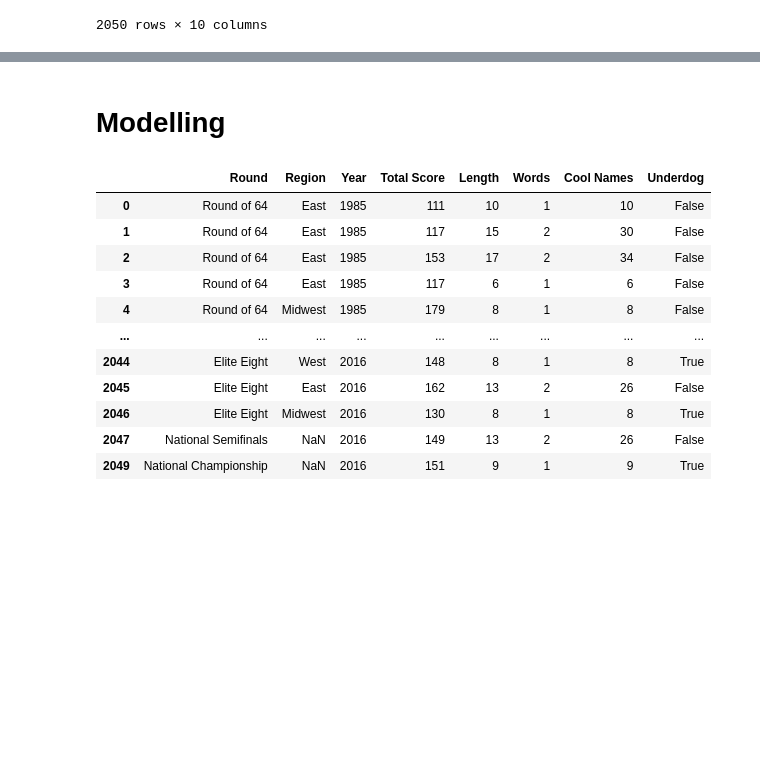
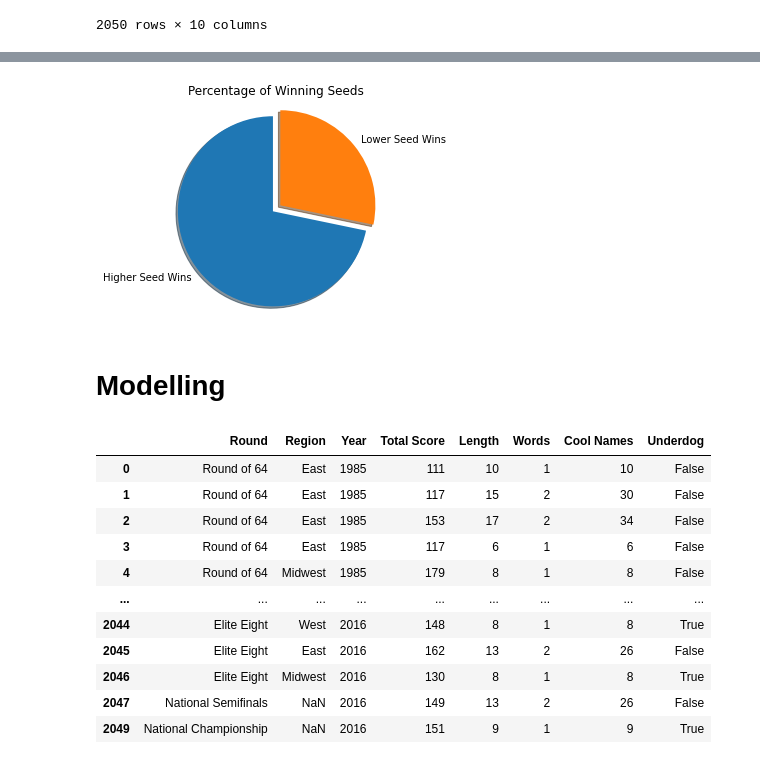
Before and after one commit to jmbost20/March-Madness, a Jupyter notebook: march_madness_analysis.ipynb, the cells around one changed output, grey strips where cells are left out. Cells and saved outputs as stored; diff of their text form; code cells hidden in the pictures; blank space fills up the shorter version.

```diff
--- a/march_madness_analysis.ipynb
+++ b/march_madness_analysis.ipynb
@@ -140,0 +132,15 @@ underdog_wins/ total_games
+# %%
+
+labels = "Higher Seed Wins", "Lower Seed Wins"
+sizes = [favorited_wins, underdog_wins]
+explode = (0, 0.1)  # only "explode" the 2nd slice (i.e. 'Hogs')
+fig1, ax1 = plt.subplots()
+ax1.pie(sizes, labels=labels, explode= explode, shadow=True, startangle=90)
+# autopct='%1.1f%%'
+ax1.axis('equal')  # Equal aspect ratio ensures that pie is drawn as a circle.
+# , startangle=90
+plt.title('Percentage of Winning Seeds')
+
+plt.show()
+# %% [output]
+[figure, added]
```
Also changed, not shown: parts of 8 cells of this notebook.
